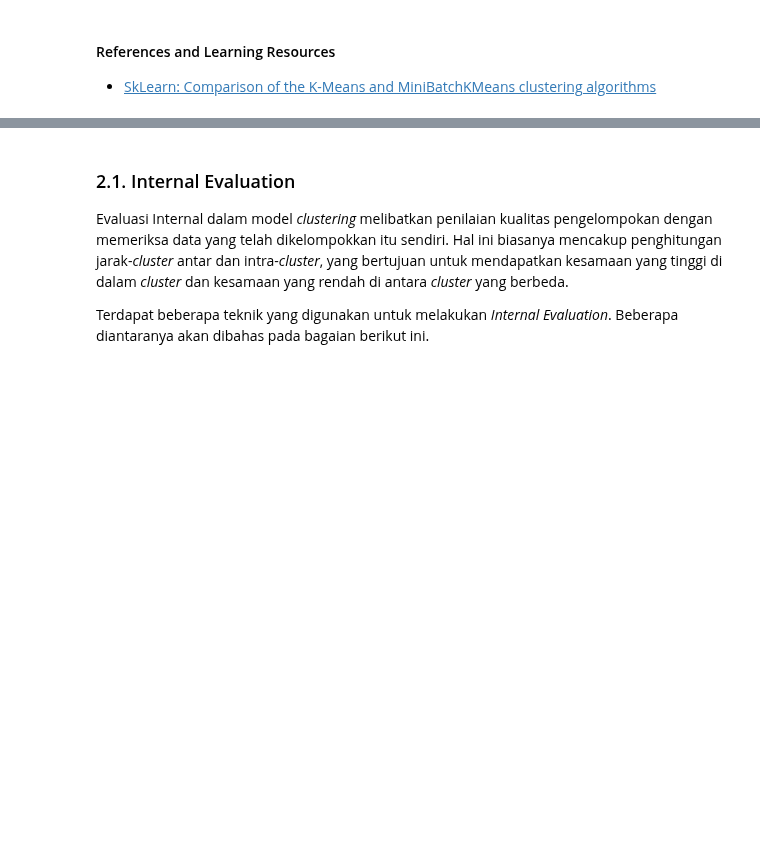
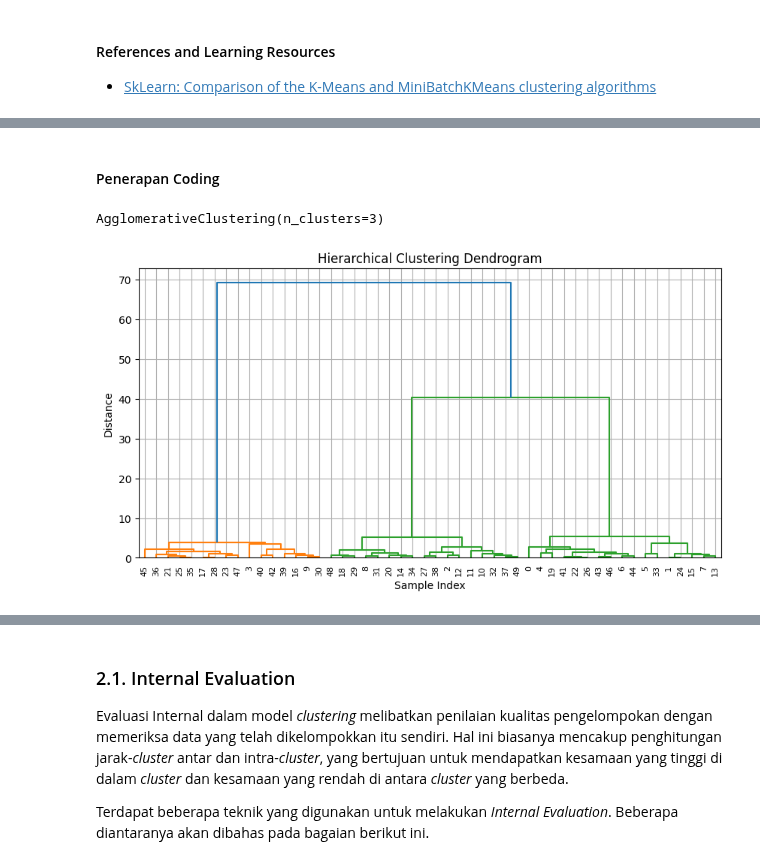
Before and after one commit to lab-kcks/modul-kecerdasan-buatan, a Jupyter notebook: Modul_5/Modul_5_v2.ipynb, the cells around one changed output, grey strips where cells are left out. Cells and saved outputs as stored; diff of their text form; code cells hidden in the pictures; blank space fills up the shorter version.

Commit message:
modul 5 v2: add hierarchical clustering

```diff
--- a/Modul_5/Modul_5_v2.ipynb
+++ b/Modul_5/Modul_5_v2.ipynb
@@ -520,3 +557,29 @@ plt.show()
+# %% [markdown]
+#### Penerapan Coding
+# %%
+from sklearn.datasets import make_blobs
+from sklearn.cluster import AgglomerativeClustering
+import matplotlib.pyplot as plt
+from scipy.cluster.hierarchy import dendrogram, linkage
+
+X, _ = make_blobs(n_samples=50, centers=3, cluster_std=1.0, random_state=42)
+# %%
+agg_cluster = AgglomerativeClustering(n_clusters=3, distance_threshold=None)
+agg_cluster.fit(X)
+# %% [output]
+AgglomerativeClustering(n_clusters=3)
+# %%
+linkage_matrix = linkage(X, method='ward')
+# %%
+plt.figure(figsize=(10, 5))
+dendrogram(linkage_matrix)
+plt.title('Hierarchical Clustering Dendrogram')
+plt.xlabel('Sample Index')
+plt.ylabel('Distance')
+plt.grid(True)
+plt.show()
+# %% [output]
+[figure, added]
 # %% [markdown]
 ## 2. Evaluation Metrics for Clustering
 
```
Also changed, not shown: parts of 8 cells of this notebook, 5 other files.
